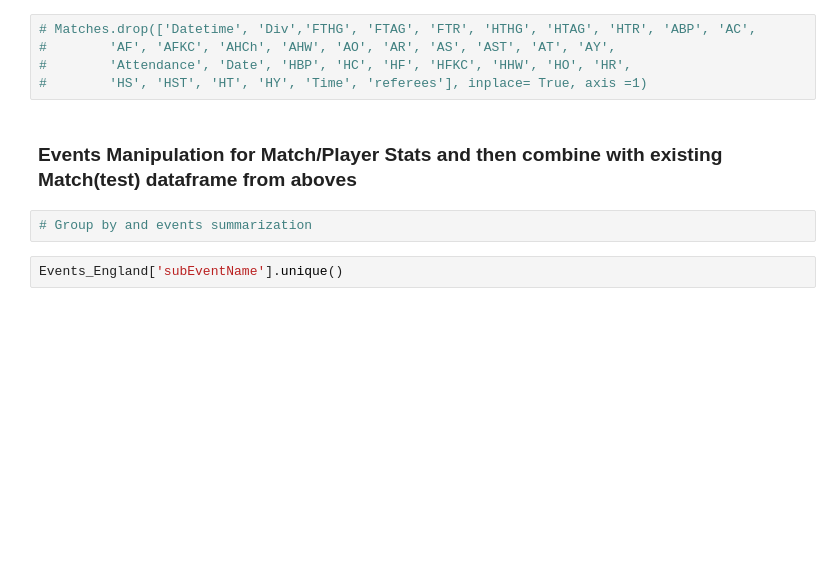
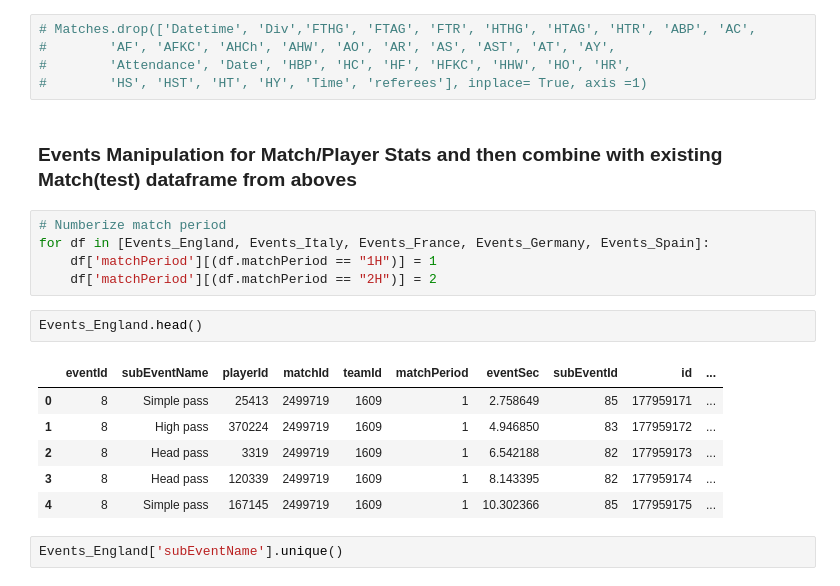
Before and after one commit to bjornmakins/soccer1, a Jupyter notebook: Data_Analysis.ipynb, the cells around one changed output. Saved outputs shown, nothing was run; the diff lists cells and outputs as text; blank space fills up the shorter version.

```diff
--- a/Data_Analysis.ipynb
+++ b/Data_Analysis.ipynb
@@ -320,8 +324,20 @@ Matches = Matches.fillna(0) # fill bench7players with Ids = 0 in order to preven
 #        'HS', 'HST', 'HT', 'HY', 'Time', 'referees'], inplace= True, axis =1)
 # %% [markdown]
 ### Events Manipulation for Match/Player Stats and then combine with existing Match(test) dataframe from aboves
-# %%
-# Group by and events summarization
+# %%
+# Numberize match period
+for df in [Events_England, Events_Italy, Events_France, Events_Germany, Events_Spain]:
+    df['matchPeriod'][(df.matchPeriod == "1H")] = 1
+    df['matchPeriod'][(df.matchPeriod == "2H")] = 2
+# %%
+Events_England.head()
+# %% [output]
+|  | eventId | subEventName | playerId | matchId | teamId | matchPeriod | eventSec | subEventId | id | ... |
+| 0 | 8 | Simple pass | 25413 | 2499719 | 1609 | 1 | 2.758649 | 85 | 177959171 | ... |
+| 1 | 8 | High pass | 370224 | 2499719 | 1609 | 1 | 4.946850 | 83 | 177959172 | ... |
+| 2 | 8 | Head pass | 3319 | 2499719 | 1609 | 1 | 6.542188 | 82 | 177959173 | ... |
+| 3 | 8 | Head pass | 120339 | 2499719 | 1609 | 1 | 8.143395 | 82 | 177959174 | ... |
+| 4 | 8 | Simple pass | 167145 | 2499719 | 1609 | 1 | 10.302366 | 85 | 177959175 | ... |
 # %%
 Events_England['subEventName'].unique()
 # %% [output]
```
Also changed, not shown: parts of 90 cells of this notebook.
